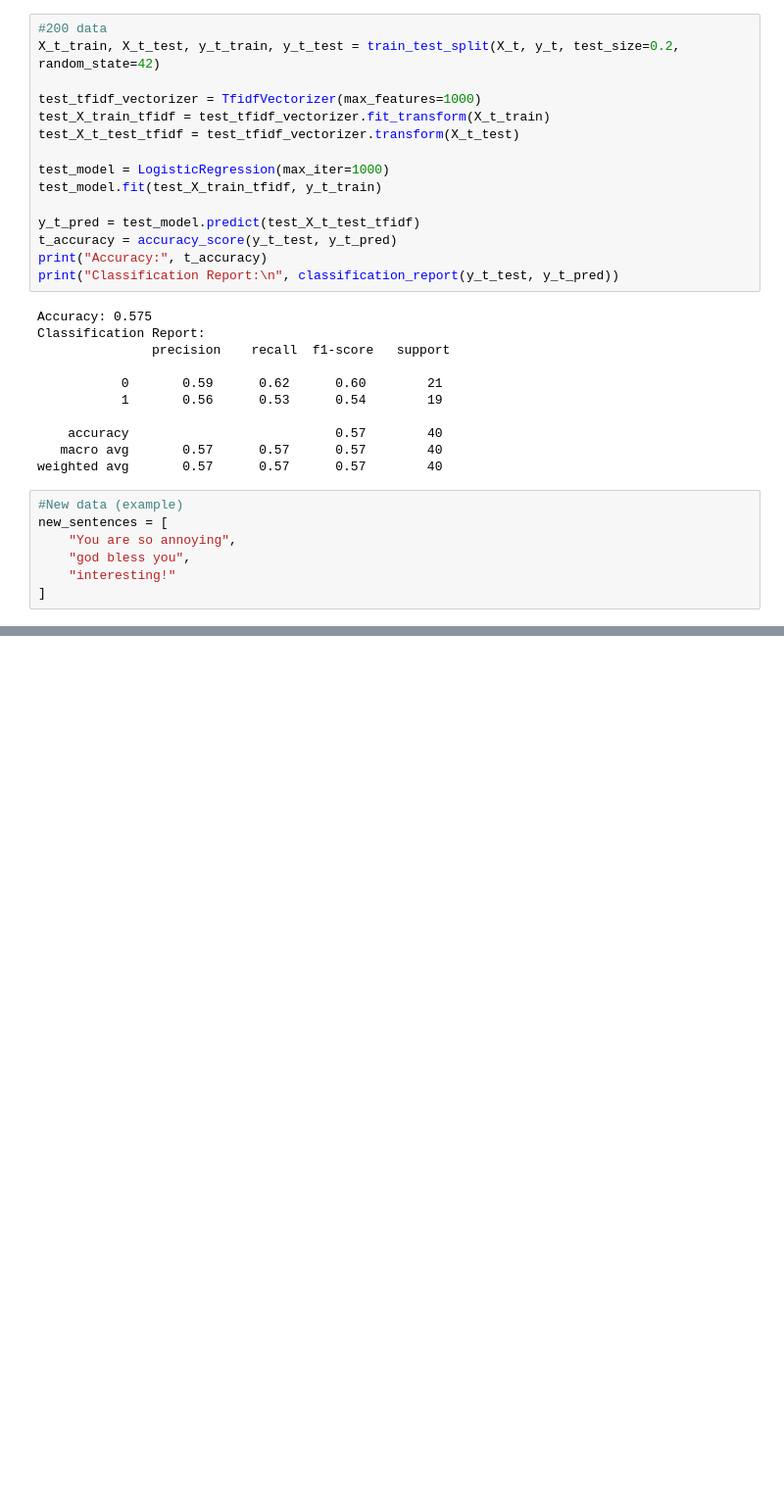
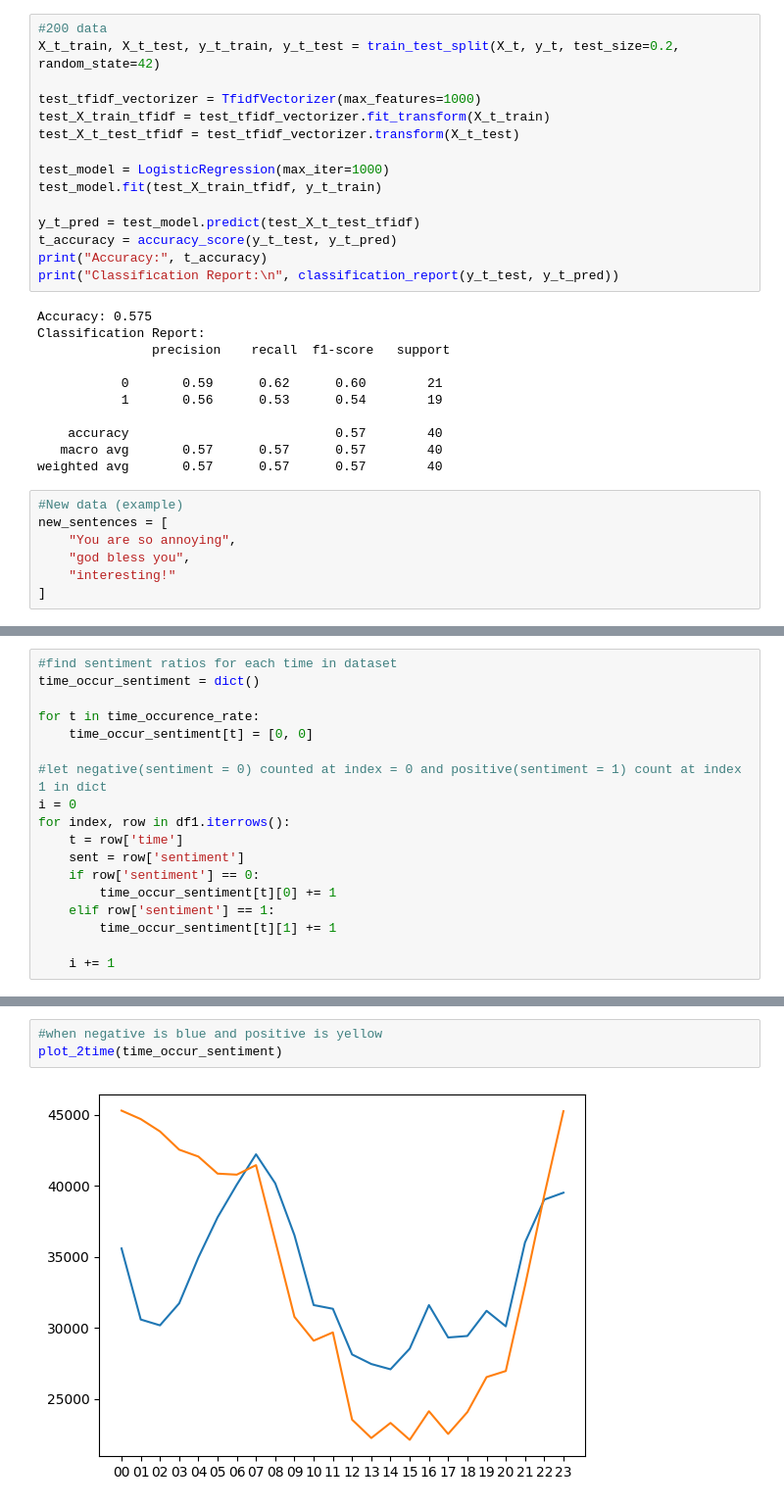
Before and after one commit to TheeMee/sentiment-analysis, a Jupyter notebook: final.ipynb, the cells around one changed output, grey strips where cells are left out. Shown at 98% size. Saved outputs shown, nothing was run; the diff lists cells and outputs as text; blank space fills up the shorter version.

```diff
--- a/final.ipynb
+++ b/final.ipynb
@@ -241,0 +461,18 @@ Predicted label: 1
+# %%
+#find sentiment ratios for each time in dataset
+time_occur_sentiment = dict()
+
+for t in time_occurence_rate:
+    time_occur_sentiment[t] = [0, 0]
+
+#let negative(sentiment = 0) counted at index = 0 and positive(sentiment = 1) count at index 1 in dict
+i = 0
+for index, row in df1.iterrows():
+    t = row['time']
+    sent = row['sentiment']
+    if row['sentiment'] == 0:
+        time_occur_sentiment[t][0] += 1
+    elif row['sentiment'] == 1:
+        time_occur_sentiment[t][1] += 1
+
+    i += 1
@@ -241,0 +499,5 @@ Predicted label: 1
+# %%
+#when negative is blue and positive is yellow
+plot_2time(time_occur_sentiment)
+# %% [output]
+[figure, added]
```
Also changed, not shown: parts of 21 cells of this notebook.
